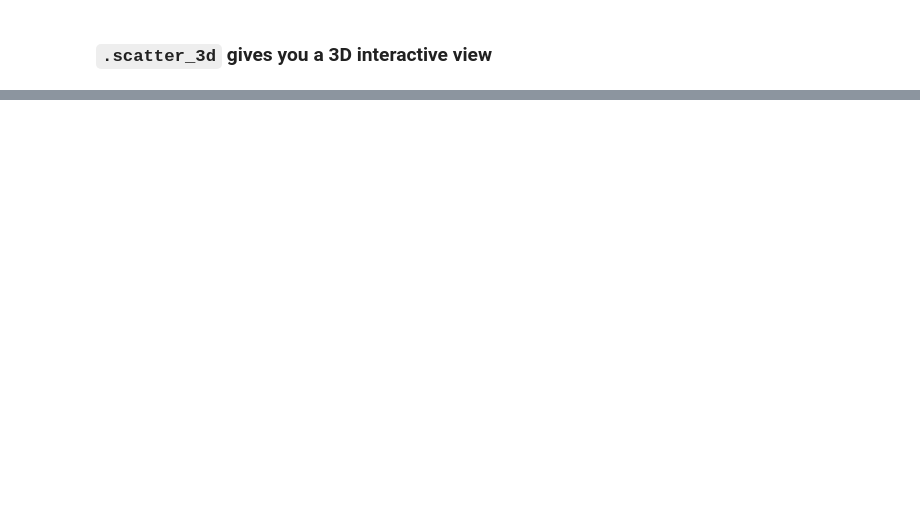
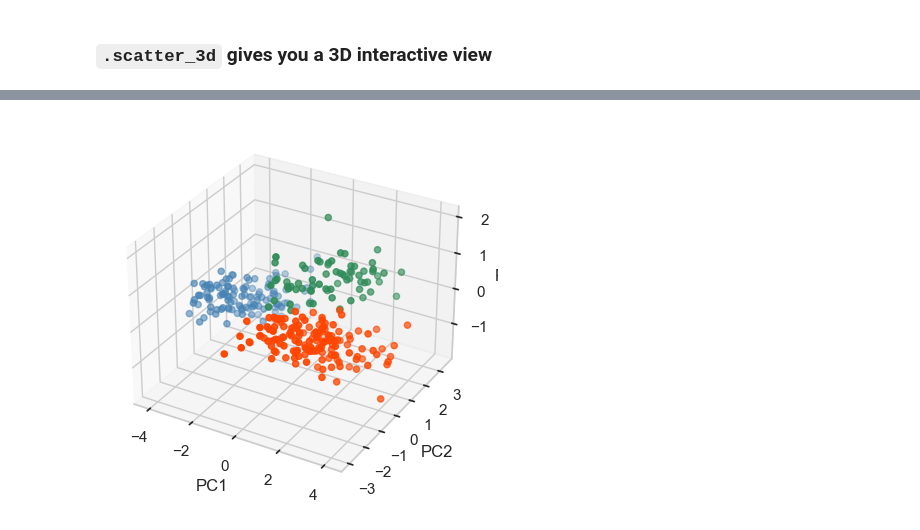
Before and after one commit to sangyu/holopheno, a Jupyter notebook: nbs/index.ipynb, the cells around one changed output, grey strips where cells are left out. Saved outputs shown, nothing was run; the diff lists cells and outputs as text; code cells hidden in the pictures; blank space fills up the shorter version.

```diff
--- a/nbs/index.ipynb
+++ b/nbs/index.ipynb
@@ -72,0 +72,7 @@ penguins_h.scatter_3d(['bill_length_mm', 'bill_depth_mm', 'body_mass_g'], color_
+# %%
+
+# %matplotlib widget
+palette = {'Adelie': 'orangered', 'Gentoo': 'steelblue', 'Chinstrap': 'seagreen'}
+f1 = penguins_h.scatter_3d(['PC1', 'PC2', 'PC3'], color_by = 'species', palette = palette, type = 'scaled');
+# %% [output]
+[figure, added]
```
Also changed, not shown: parts of 5 cells of this notebook, 14 other files.
